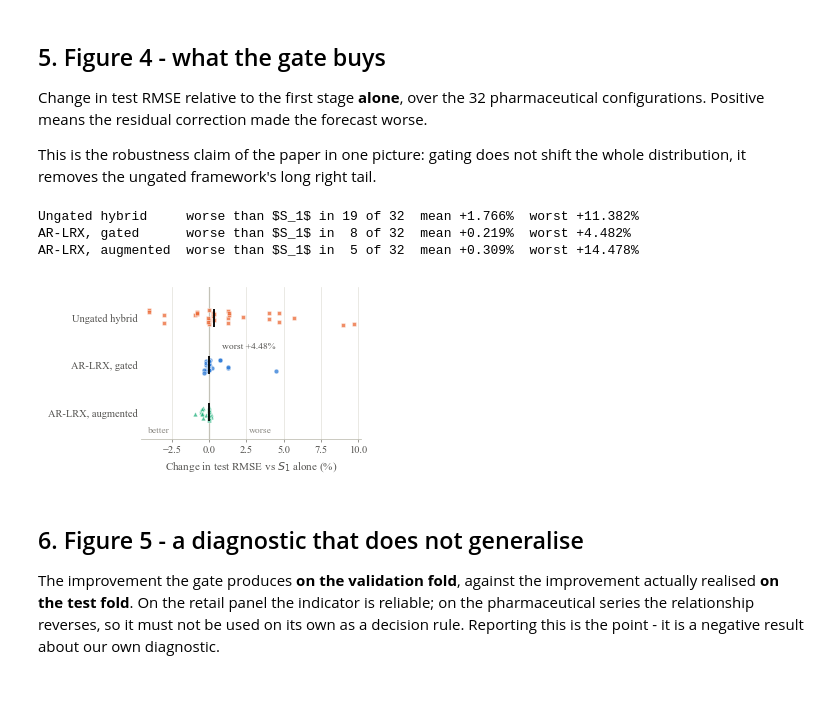
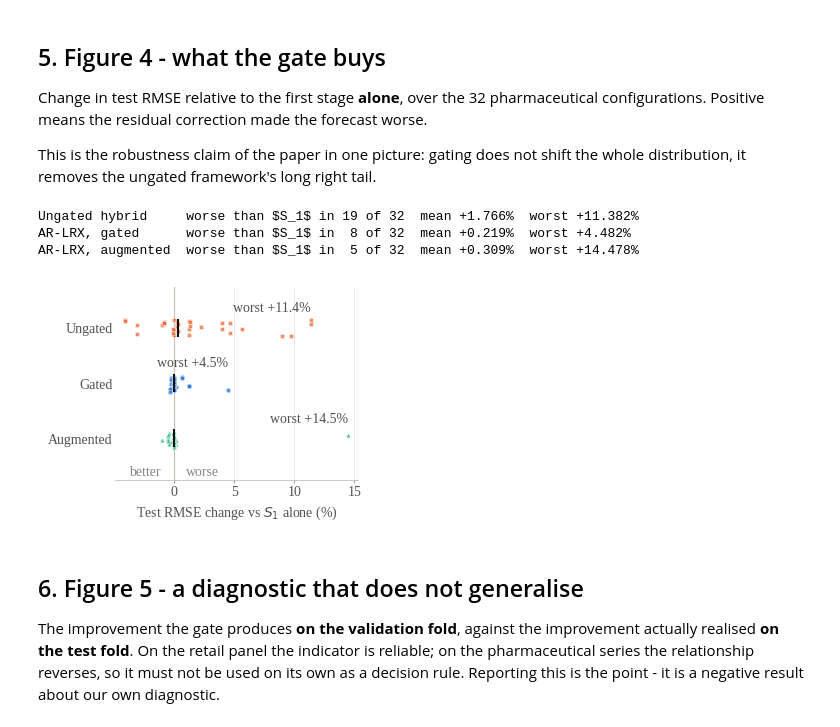
Before and after one commit to wahyuramadhandotcom/A-Hybrid-forecasting-model, a Jupyter notebook: notebooks/figures_paper.ipynb, the cells around one changed output. Drawn from its saved outputs; the diff is of its cells as text; code cells hidden in the pictures; blank space fills up the shorter version.

```diff
--- a/notebooks/figures_paper.ipynb
+++ b/notebooks/figures_paper.ipynb
@@ -43,8 +43,8 @@ S1C, S2C, S3C = '#2a78d6', '#eb6834', '#1baf7a'   # blue / orange / aqua
 plt.rcParams.update({
     'font.family': 'serif',
     'font.serif': ['Liberation Serif', 'Times New Roman', 'DejaVu Serif'],
-    'font.size': 8, 'axes.labelsize': 8, 'axes.titlesize': 8,
-    'xtick.labelsize': 7.5, 'ytick.labelsize': 7.5, 'legend.fontsize': 7.5,
+    'font.size': 10, 'axes.labelsize': 10, 'axes.titlesize': 10,
+    'xtick.labelsize': 10, 'ytick.labelsize': 10, 'legend.fontsize': 10,
     'axes.edgecolor': BASELINE, 'axes.linewidth': 0.6,
     'xtick.color': MUTED, 'ytick.color': MUTED,
     'xtick.major.width': 0.6, 'ytick.major.width': 0.6,
@@ -56,6 +56,7 @@ plt.rcParams.update({
 })
 
 COL_IN, DPI = 3.23, 400          # 8.2 cm single column
+FS = 10                          # IJIES: all lettering in figures is 10 pt
 
 
 def tidy(ax, xgrid=False):
@@ -115,7 +116,7 @@ weight that minimises test error. The gap between them is the price of selecting
 validation, and the open markers are a **post-hoc diagnostic only** - they never enter
 model selection.
 # %%
-fig, ax = plt.subplots(figsize=(COL_IN, 2.30))
+fig, ax = plt.subplots(figsize=(COL_IN, 2.90))
 
 series = [('linear',        'Linear $S_1$',        S2C, '--', 's'),
           ('structural',    'Structural $S_1$',    S1C, '-',  'o'),
@@ -142,11 +143,12 @@ ax.set_ylabel('Test RMSE (original scale)')
 ax.set_xlim(-0.03, 1.03)
 ax.set_xticks(np.arange(0, 1.01, 0.2))
 ax.set_ylim(930, 2130)
+ax.set_yticks([1000, 1250, 1500, 1750, 2000])
 tidy(ax)
 
-ax.annotate('Linear $S_1$', xy=(0.10, 1815), color=S2C, fontsize=7.5)
-ax.annotate('Struct-linear $S_1$', xy=(0.30, 1155), color=S3C, fontsize=7.5)
-ax.annotate('Structural $S_1$', xy=(0.30, 1258), color=S1C, fontsize=7.5)
+ax.annotate('Linear $S_1$', xy=(0.30, 1840), color=S2C, fontsize=FS)
+ax.annotate('Struct-linear $S_1$', xy=(0.03, 945), color=S3C, fontsize=FS)
+ax.annotate('Structural $S_1$', xy=(0.25, 1265), color=S1C, fontsize=FS)
 
 ax.legend(handles=[Line2D([], [], marker='o', ms=5, ls='none', color=MUTED,
                           mec=SURFACE, label='$w^*$ chosen on validation'),
@@ -232,43 +237,45 @@ def deviation(model_name):
 
 groups = [('Ungated hybrid',    ungated,                        S2C, 's'),
           ('AR-LRX, gated',     deviation('AR-LRX [linear]'),   S1C, 'o'),
           ('AR-LRX, augmented', deviation('AR-LRX-Aug [linear]'), S3C, '^')]
 
 for name, vals, _, _ in groups:
     print(f'{name:18s} worse than $S_1$ in {int((vals > 1e-9).sum()):2d} of {vals.size}  '
           f'mean {vals.mean():+.3f}%  worst {vals.max():+.3f}%')
 
-fig, ax = plt.subplots(figsize=(COL_IN, 1.95))
+fig, ax = plt.subplots(figsize=(COL_IN, 2.45))
 rng = np.random.default_rng(42)
 
 for i, (label, vals, col, mk) in enumerate(groups):
     y = len(groups) - 1 - i
     ax.plot(vals, y + rng.uniform(-0.16, 0.16, vals.size), marker=mk, ms=3.4,
             ls='none', color=col, alpha=0.75, mec=SURFACE, mew=0.4, zorder=3)
     ax.plot([np.median(vals)], [y], marker='|', ms=13, color=INK, mew=1.4, zorder=5)
-    ax.annotate(f'worst {vals.max():+.2f}%', xy=(vals.max(), y + 0.30),
-                fontsize=6.8, color=INK_2, ha='right', va='bottom')
+    ax.annotate(f'worst {vals.max():+.1f}%', xy=(vals.max(), y + 0.24),
+                fontsize=FS, color=INK_2, ha='right', va='bottom')
 
 ax.axvline(0, color=BASELINE, lw=0.9, zorder=1)
 ax.set_yticks(range(len(groups)))
-ax.set_yticklabels([g[0] for g in groups][::-1], fontsize=7.5)
-ax.set_ylim(-0.55, len(groups) - 0.35)
-ax.set_xlim(-4.6, 10.2)
-ax.set_xlabel('Change in test RMSE vs $S_1$ alone (%)')
+ax.set_yticklabels(['Ungated', 'Gated', 'Augmented'][::-1], fontsize=FS)
+ax.set_ylim(-0.75, len(groups) - 0.25)
+allv = np.concatenate([g[1] for g in groups])
+ax.set_xlim(min(-4.6, allv.min() - 0.8), allv.max() + 0.8)
+assert ax.get_xlim()[0] < allv.min() and ax.get_xlim()[1] > allv.max()
+ax.set_xlabel('Test RMSE change vs $S_1$ alone (%)')
 tidy(ax, xgrid=True)
 ax.spines['left'].set_visible(False)
 ax.tick_params(axis='y', length=0)
-ax.annotate('better', xy=(-3.4, -0.42), fontsize=6.8, color=MUTED, ha='center')
-ax.annotate('worse',  xy=(3.4, -0.42),  fontsize=6.8, color=MUTED, ha='center')
+ax.annotate('better', xy=(-2.4, -0.68), fontsize=FS, color=MUTED, ha='center')
+ax.annotate('worse',  xy=(2.4, -0.68),  fontsize=FS, color=MUTED, ha='center')
 
 fig.tight_layout(pad=0.35)
 fig.savefig(FIGDIR / 'fig4_degradation.png', dpi=DPI)
 plt.show()
 # %% [output]
 Ungated hybrid     worse than $S_1$ in 19 of 32  mean +1.766%  worst +11.382%
 AR-LRX, gated      worse than $S_1$ in  8 of 32  mean +0.219%  worst +4.482%
 AR-LRX, augmented  worse than $S_1$ in  5 of 32  mean +0.309%  worst +14.478%
-[figure, old version]
+[figure, new version]
 # %% [markdown]
 ## 6. Figure 5 - a diagnostic that does not generalise
 
```
Also changed, not shown: parts of 4 cells of this notebook, 6 other files.
